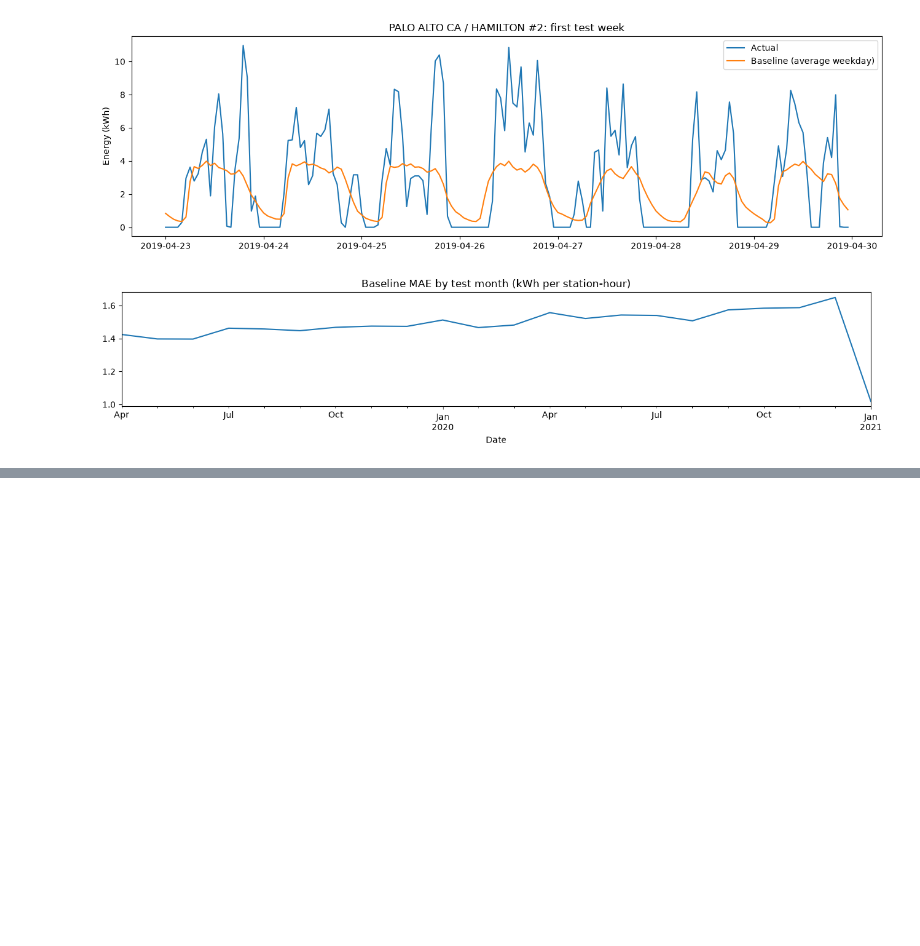
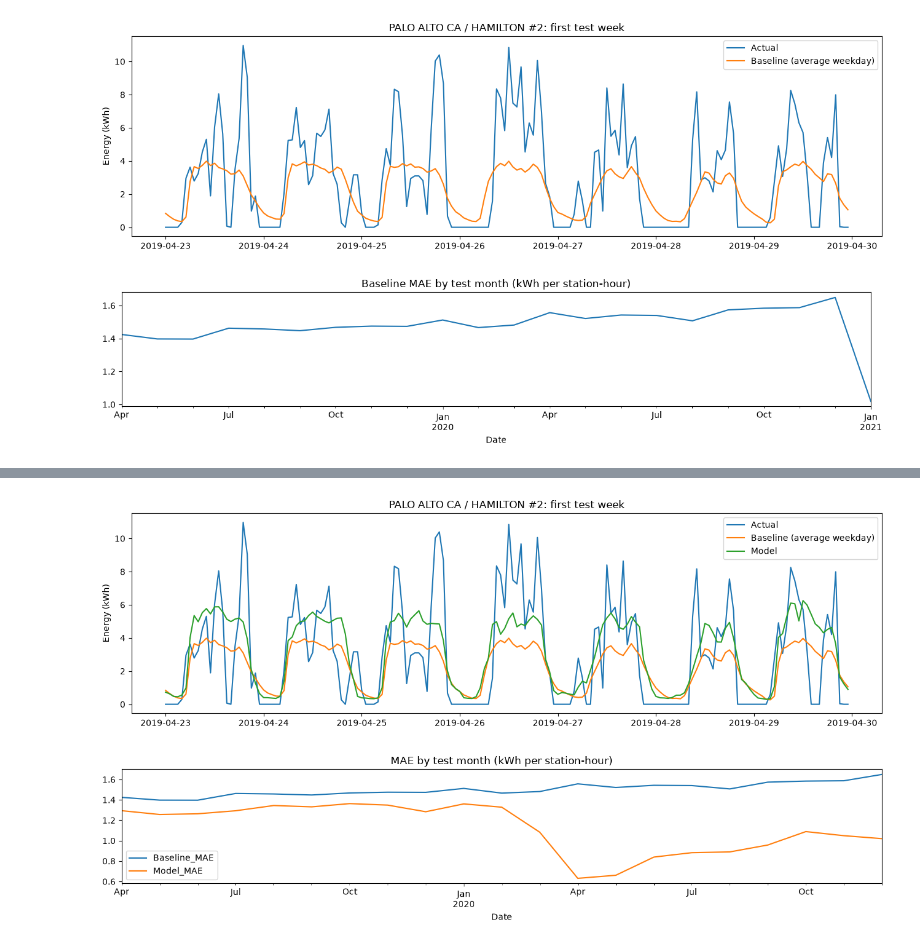
Before and after one commit to dumitritamacarenco/Introduction-to-Business-Analytics---Project-, a Jupyter notebook: task2_prediction.ipynb, the cells around one changed output, grey strips where cells are left out. Drawn from its saved outputs; the diff is of its cells as text; code cells hidden in the pictures; blank space fills up the shorter version.

```diff
--- a/task2_prediction.ipynb
+++ b/task2_prediction.ipynb
@@ -158,0 +250,21 @@ plt.show()
+# %%
+# Per station: does the model win everywhere, or only on average?
+def both(g):
+    b, m = evaluate(g[TARGET], g["Baseline"]), evaluate(g[TARGET], g["Model"])
+    return pd.Series({"Baseline_MAE": b["MAE"], "Model_MAE": m["MAE"], "Baseline_RMSE": b["RMSE"], "Model_RMSE": m["RMSE"]})
+
+by_station = scored.groupby("Station Name")[[TARGET, "Baseline", "Model"]].apply(both)
+by_station["MAE change"] = by_station["Model_MAE"] / by_station["Baseline_MAE"] - 1
+print("Stations where the model has lower MAE :", (by_station["Model_MAE"] < by_station["Baseline_MAE"]).sum(), "of", len(by_station))
+print("Stations where the model has lower RMSE:", (by_station["Model_RMSE"] < by_station["Baseline_RMSE"]).sum(), "of", len(by_station))
+display(by_station.sort_values("MAE change").round(3))
+
+# Before and after the COVID drop in demand
+period = np.where(scored["Date"] < "2020-03-13", "Before 13 Mar 2020", "From 13 Mar 2020")
+display(scored.groupby(period)[[TARGET, "Baseline", "Model"]].apply(both).round(3))
+
+# The stations that opened after the cut-off: the baseline has nothing to say, the model can use their lags
+new_rows = features[features["Station Name"].isin(new_stations) & (features["Date"] >= CUTOFF) & features[TARGET].notna()]
+new_pred = pd.Series(model.predict(new_rows[FEATURES]).clip(min=0), index=new_rows.index)
+print(f"New stations (not part of the comparison), {len(new_rows)} station-hours:")
+print(evaluate(new_rows[TARGET], new_pred).round(4).to_string(), "| mean energy:", round(new_rows[TARGET].mean(), 4))
@@ -158,0 +298,22 @@ plt.show()
+# %%
+# Same station and week as in 2.3, now with the model
+week = scored[(scored["Station Name"] == station) & (scored["Date"] < scored["Date"].min() + pd.Timedelta(days=7))]
+x = week["Hour"].dt.tz_convert(LOCAL_TZ)
+
+plt.figure(figsize=(13, 4))
+plt.plot(x, week[TARGET], label="Actual")
+plt.plot(x, week["Baseline"], label="Baseline (average weekday)")
+plt.plot(x, week["Model"], label="Model")
+plt.title(f"{station}: first test week")
+plt.ylabel("Energy (kWh)")
+plt.legend()
+plt.tight_layout()
+plt.show()
+
+monthly = scored.groupby(scored["Date"].dt.to_period("M"))[[TARGET, "Baseline", "Model"]].apply(both)
+monthly[["Baseline_MAE", "Model_MAE"]].iloc[:-1].plot(figsize=(13, 3), title="MAE by test month (kWh per station-hour)")
+plt.tight_layout()
+plt.show()
+# %% [output]
+[figure, added]
+[figure, added]
```
Also changed, not shown: parts of 6 cells of this notebook.
